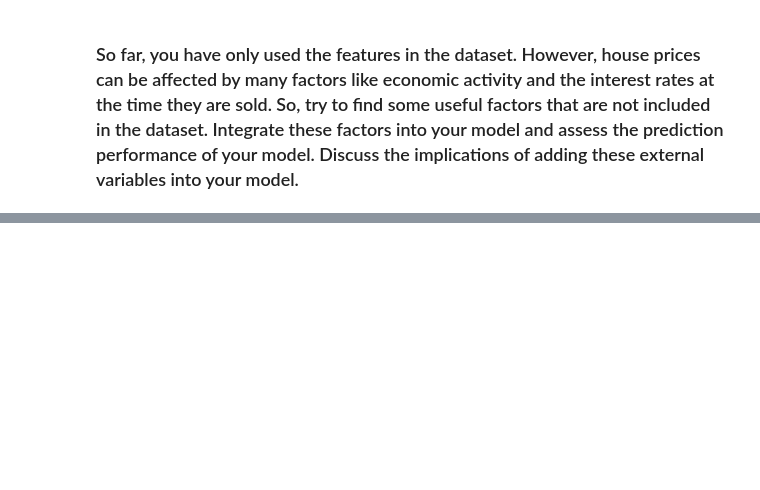
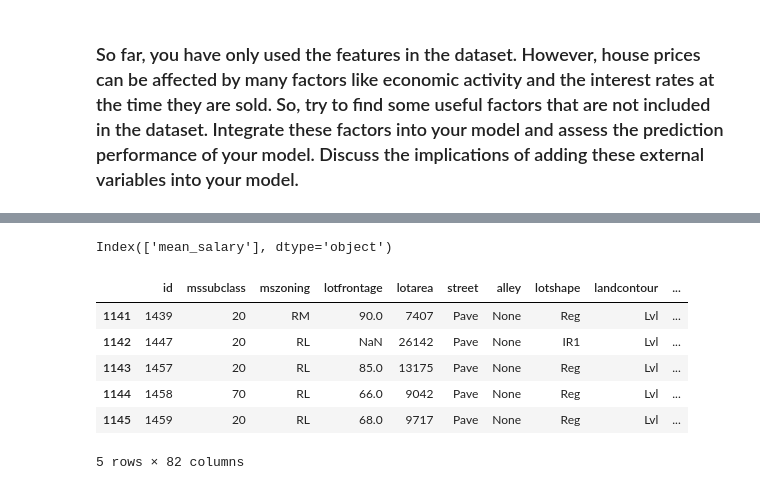
Before and after one commit to iamkkdev/Thinkful-github, a Jupyter notebook: Challenge Regression Problems.ipynb, the cells around one changed output, grey strips where cells are left out. Drawn from its saved outputs; the diff is of its cells as text; code cells hidden in the pictures; blank space fills up the shorter version.

```diff
--- a/Challenge Regression Problems.ipynb
+++ b/Challenge Regression Problems.ipynb
@@ -608,0 +703,2 @@ strong multicollinearity or other numerical problems.
+# %%
+salary_df1.drop('Mean_salary', axis = 1, inplace = True)
@@ -608,0 +714,21 @@ strong multicollinearity or other numerical problems.
+# %%
+df2 = salary_df1.groupby('Fiscal Year')['Total Salary Paid'].mean().to_frame(name = 'mean_salary')
+# %%
+df2['mean_salary'] = round(df2.mean_salary, 3)
+# %%
+df2.columns
+# %% [output]
+Index(['mean_salary'], dtype='object')
+# %%
+## Merging mean_salary to house_prices dataset
+merge_salary = pd.merge(houseprices_df1, df2, left_on = 'yrsold', right_on = 'Fiscal Year')
+# %%
+merge_salary.tail()
+# %% [output]
+|  | id | mssubclass | mszoning | lotfrontage | lotarea | street | alley | lotshape | landcontour | ... |
+| 1141 | 1439 | 20 | RM | 90.0 | 7407 | Pave | None | Reg | Lvl | ... |
+| 1142 | 1447 | 20 | RL | NaN | 26142 | Pave | None | IR1 | Lvl | ... |
+| 1143 | 1457 | 20 | RL | 85.0 | 13175 | Pave | None | Reg | Lvl | ... |
+| 1144 | 1458 | 70 | RL | 66.0 | 9042 | Pave | None | Reg | Lvl | ... |
+| 1145 | 1459 | 20 | RL | 68.0 | 9717 | Pave | None | Reg | Lvl | ... |
+5 rows × 82 columns
```
Also changed, not shown: parts of 57 cells of this notebook.
